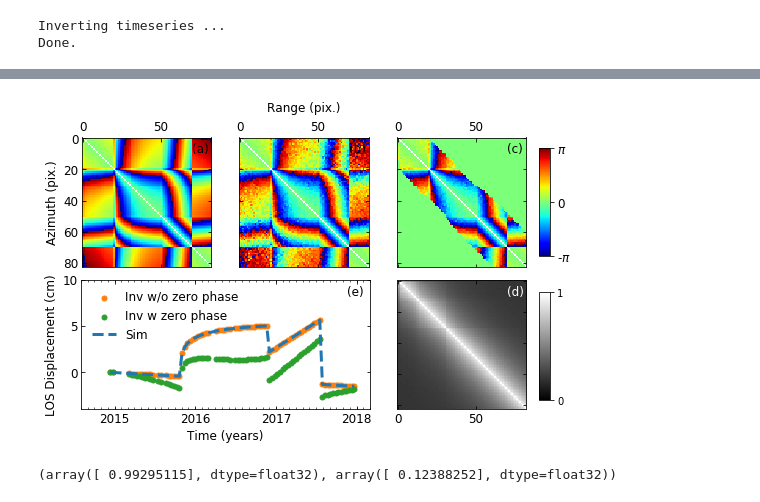
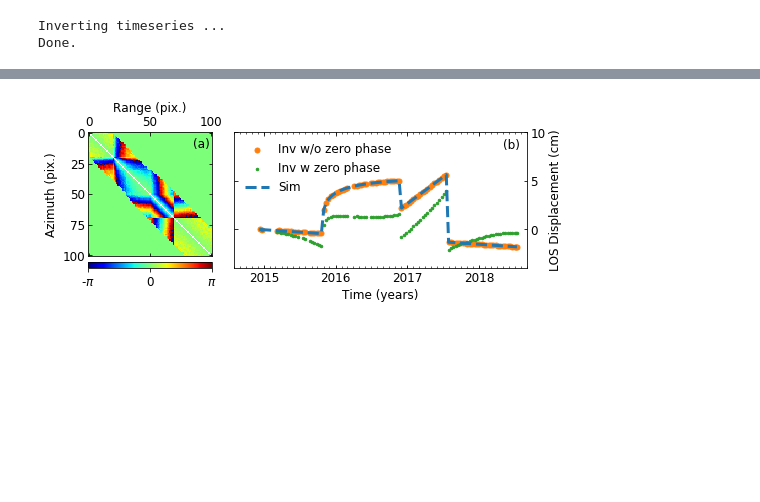
Before and after one commit to geodesymiami/Yunjun_et_al-2019-MintPy, a Jupyter notebook: networkInv_zeroPhase.ipynb, the cells around one changed output, grey strips where cells are left out. Saved outputs shown, nothing was run; the diff lists cells and outputs as text; code cells hidden in the pictures; blank space fills up the shorter version.

```diff
--- a/networkInv_zeroPhase.ipynb
+++ b/networkInv_zeroPhase.ipynb
@@ -5,6 +5,7 @@
 import os
 import numpy as np
 from matplotlib import ticker, pyplot as plt, gridspec
+from mpl_toolkits.axes_grid1 import make_axes_locatable
 from pysar.objects import timeseries, ifgramStack, geometry, sensor
 from pysar.utils import plot as pp, network as pnet, ptime
 from pysar.simulation import simulation as sim
@@ -12,7 +13,7 @@ from pysar.simulation.plot import *
 from pysar import ifgram_inversion as ifginv
 
 
-re_generate_noise = False
+re_generate_noise = True
 lin_velocity = False
 display = True
 
@@ -26,7 +27,7 @@ print('Go to directory: '+work_dir)
 ref_dir = '/Users/yunjunz/insarlab/Galapagos/GalapagosSenDT128/PYSAR'
 ref_dir = '/Users/yunjunz/insarlab/PYSAR_EXAMPLE/AlcedoSenDT128/PYSAR'
 pts_yx = [290, 415]
-sensorName = sensor.project_name2sensor(ref_dir)[0]
+sensorName = sensor.project_name2sensor_name(ref_dir)[0]
 
 def plot_invert_timeseries(ax, data_list, label_list, ylim=None):
     ax.plot(dates, list(data_list[0]*100.0),
@@ -35,8 +36,8 @@ def plot_invert_timeseries(ax, data_list, label_list, ylim=None):
                               label_list[1:],
                               range(1, len(data_list))):
         ax.scatter(dates, list(data*100.0),
-                   s=marker_size**2, label=label, color=pp.mplColors[i])
-    pp.auto_adjust_xaxis_date(ax, datevector, fontSize=12, every_year=1)
+                   s=(marker_size/i)**2, label=label, color=pp.mplColors[i])
+    pp.auto_adjust_xaxis_date(ax, datevector, fontsize=12, every_year=1)
     ax.set_xlabel('Time (years)', fontsize=font_size)
     ax.set_ylabel('LOS Displacement (cm)', fontsize=font_size)
     #ax.yaxis.set_label_position("right")
@@ -136,7 +137,7 @@ if display:
 
 print('simulate unwrapped phase')
 wvl = sensor.wavelength('Sen')
-range2phase = -4.0 * np.pi / wvl
+phase2range = -1. * wvl / (4. * np.pi)
 ifgram_sim = sim.timeseries2ifgram(ts_sim, date_list, date12_list, wvl=wvl, display=display)
 
 print('simulate decorrelation noise ...')
@@ -214,5 +189,0 @@ print(u.shape, s.shape, vh.shape, A.shape[1]+1)
-# %%
-fig, ax = plt.subplots()
-ax.plot(dates, np.vstack(([0], ts0)), lw=8)
-ax.plot(dates, np.vstack(([0], ts_svd)))
-plt.show()
@@ -221,62 +190,43 @@ plt.show()
 # %%
 # plot ifgram simulation process
-fig = plt.figure(figsize=[8, 5])
-gs = gridspec.GridSpec(nrows=2, ncols=3, figure=fig, hspace=0.1, wspace=0.2)
+#fig, [ax11, ax12] = plt.subplots(nrows=1, ncols=2, figsize=[8, 3])
+fig = plt.figure(figsize=[8, 2.5])
+gs = gridspec.GridSpec(nrows=1, ncols=3, figure=fig, hspace=0.1, wspace=0.1)
 ax11 = plt.subplot(gs[0, 0])
-ax12 = plt.subplot(gs[0, 1])
-ax13 = plt.subplot(gs[0, 2])
-ax21 = plt.subplot(gs[1, 2])
-ax22 = plt.subplot(gs[1, :2])
+ax12 = plt.subplot(gs[0, 1:3])
 
 # plot ifgram simulation
-wrap = True
-for ax, data in zip([ax11, ax12, ax13],
-                    [ifgram_sim, ifgram_sim+decor_sim, ifgram_comb]):
-    data_mat = pnet.coherence_matrix(date12_list, data)
-    data_mat -= np.round(data_mat/(2*np.pi)) * (2*np.pi)
-    im1 = ax.imshow(data_mat, cmap='jet', vmin=-np.pi, vmax=np.pi)
+data_mat = pnet.coherence_matrix(date12_list, ifgram_comb)
+data_mat -= np.round(data_mat/(2*np.pi)) * (2*np.pi)
+im = ax11.imshow(data_mat, cmap='jet', vmin=-np.pi, vmax=np.pi)
 ax11.set_ylabel('Azimuth (pix.)', fontsize=font_size)
-pp.set_shared_xlabel([ax11, ax12, ax13], label='Range (pix.)', labelpad=0.09, position='top', font_size=font_size)
-
-# plot coherence
-data_mat = pnet.coherence_matrix(date12_list, coh)
-im2 = ax21.imshow(data_mat, cmap='jet', vmin=0, vmax=1)
+ax11.set_xlabel('Range (pix.)', fontsize=font_size)
+ax11.xaxis.tick_top()
+ax11.xaxis.set_label_position('top')
 
 # plot displacement time-series
-ax22 = plot_invert_timeseries(ax22,
-                              data_list=[ts_sim, ts_inv, ts_inv_noskip], #, ts_inv_sbas_noskip],
+ax12 = plot_invert_timeseries(ax12,
+                              data_list=[ts_sim, ts_inv, ts_inv_noskip],
                               label_list=['Sim',
                                           'Inv w/o zero phase',
-                                          'Inv w zero phase'], #,
-                                          #'LS inv'],
+                                          'Inv w zero phase'],
                               ylim=[-4, 10])   #
-
+ax12.yaxis.tick_right()
+ax12.yaxis.set_label_position("right")
 # setup axis format
-for ax in [ax11, ax12, ax13            ]:  ax.xaxis.tick_top()
-for ax in [      ax12, ax13, ax21      ]:  ax.set_yticklabels([])    #ax.xaxis.set_label_position("top")
-for ax in [            ax13            ]:  ax.yaxis.tick_right()
-for ax in [ax11, ax12, ax13, ax21, ax22]:
+for ax in [ax11, ax12]:
     ax.tick_params(which='both', direction='in', labelsize=font_size, bottom=True, top=True, left=True, right=True)
 
 # colorbars
-cax1 = fig.add_axes([0.92, 0.55, 0.02, 0.3])
-cbar1 = plt.colorbar(im1, cax=cax1, ticks=[-np.pi, 0, np.pi])
-cbar1.ax.set_yticklabels([r'-$\pi$', '0', r'$\pi$'], fontsize=font_size)
-
-cax2 = fig.add_axes([0.92, 0.15, 0.02, 0.3])
-cbar2 = plt.colorbar(im2, cax=cax2, ticks=[0, 1])
+divider = make_axes_locatable(ax11)
+cax = divider.append_axes("bottom", "5%", pad="5%")
+cbar = plt.colorbar(im, cax=cax, ticks=[-np.pi, 0, np.pi], orientation='horizontal')
+cbar.ax.set_xticklabels([r'-$\pi$', '0', r'$\pi$'], fontsize=font_size)
 
 ax11.annotate('(a)', xy=(0.85, 0.88), color='k', xycoords='axes fraction', fontsize=font_size)
-ax12.annotate('(b)', xy=(0.85, 0.88), color='k', xycoords='axes fraction', fontsize=font_size)
-ax13.annotate('(c)', xy=(0.85, 0.88), color='k', xycoords='axes fraction', fontsize=font_size)
-ax21.annotate('(d)', xy=(0.85, 0.88), color='w', xycoords='axes fraction', fontsize=font_size)
-ax22.annotate('(e)', xy=(0.92, 0.88), color='k', xycoords='axes fraction', fontsize=font_size)
+ax12.annotate('(b)', xy=(0.92, 0.88), color='k', xycoords='axes fraction', fontsize=font_size)
 
 plt.savefig('networkInv_zeroPhase.jpg', bbox_inches='tight', dpi=fig_dpi)
 plt.show()
 # %% [output]
-[figure, old version]
+[figure, new version]
-# %%
-temp_coh, temp_coh_noskip
-# %% [output]
-(array([ 0.99295115], dtype=float32), array([ 0.12388252], dtype=float32))
```
Also changed, not shown: parts of 6 cells of this notebook, 3 other files.
